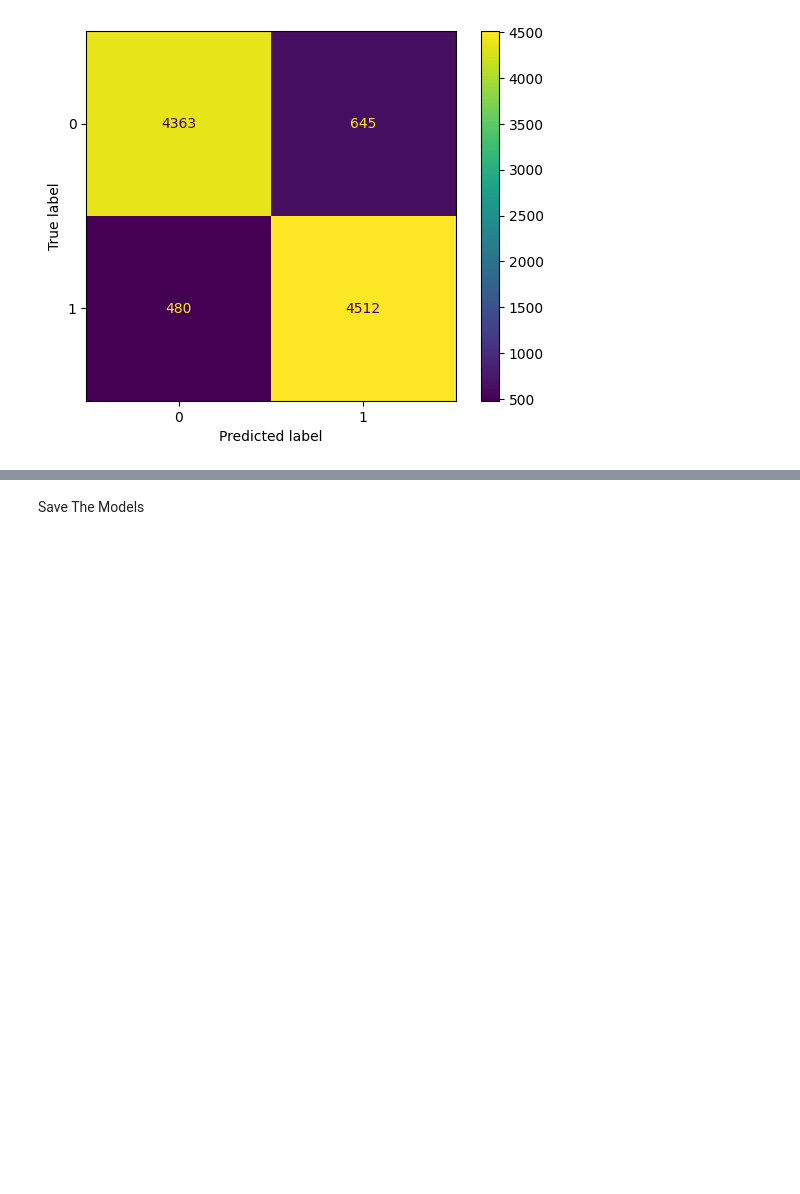
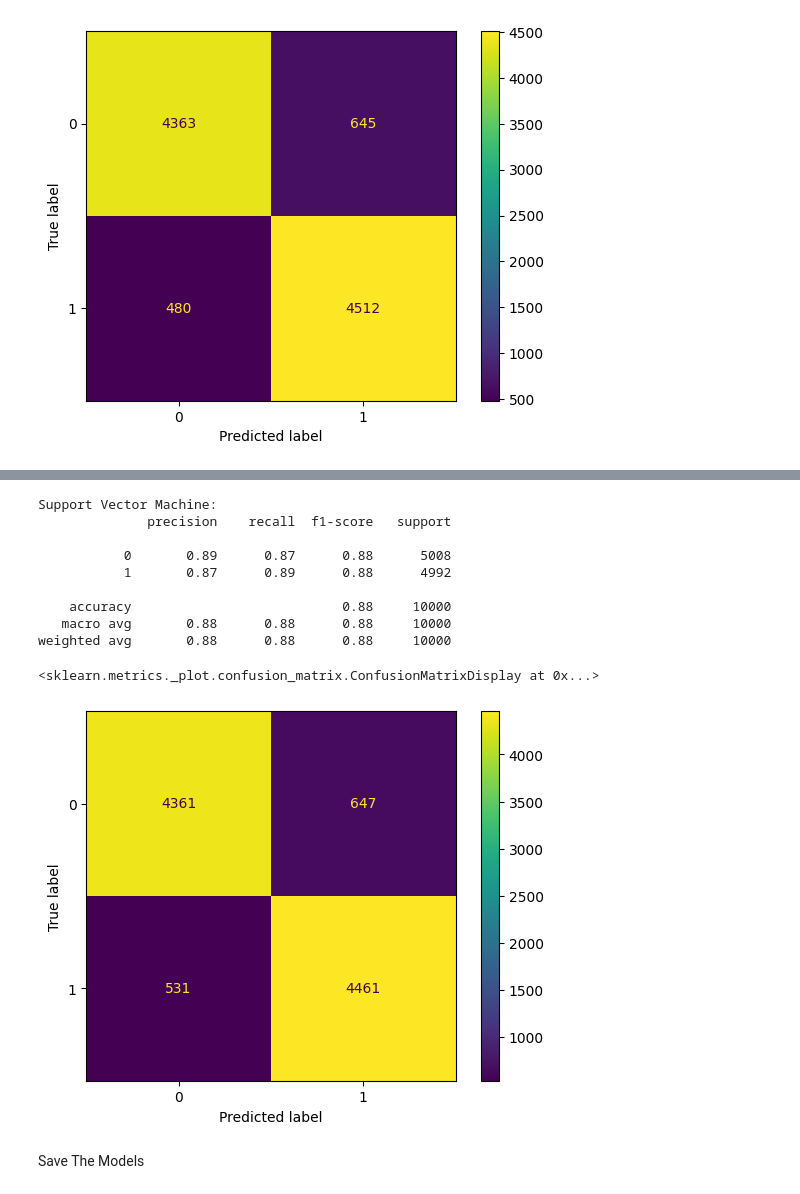
Before and after one commit to jasonyu17/IMDB-Sentiment-Classifier, a Jupyter notebook: notebooks/tfidf.ipynb, the cells around one changed output, grey strips where cells are left out. Cells and saved outputs as stored; diff of their text form; code cells hidden in the pictures; blank space fills up the shorter version.

```diff
--- a/notebooks/tfidf.ipynb
+++ b/notebooks/tfidf.ipynb
@@ -69,0 +76,3 @@ weighted avg       0.89      0.89      0.89     10000
+# %%
+svm = LinearSVC()
+svm.fit(X_train, y_train)
@@ -70,2 +105,22 @@ weighted avg       0.89      0.89      0.89     10000
+# %%
+svm_y_pred = svm.predict(X_test)
+print("Support Vector Machine:")
+print(classification_report(y_test, svm_y_pred))
+
+conMatrix = confusion_matrix(y_test, svm_y_pred)
+dispMatrix = ConfusionMatrixDisplay(confusion_matrix=conMatrix)
+dispMatrix.plot()
+# %% [output]
+Support Vector Machine:
+              precision    recall  f1-score   support
+
+           0       0.89      0.87      0.88      5008
+           1       0.87      0.89      0.88      4992
+
+    accuracy                           0.88     10000
+   macro avg       0.88      0.88      0.88     10000
+weighted avg       0.88      0.88      0.88     10000
+<sklearn.metrics._plot.confusion_matrix.ConfusionMatrixDisplay at 0x...>
+[figure, added]
 # %% [markdown]
 Save The Models
```
Also changed, not shown: parts of 9 cells of this notebook, 3 other files.
